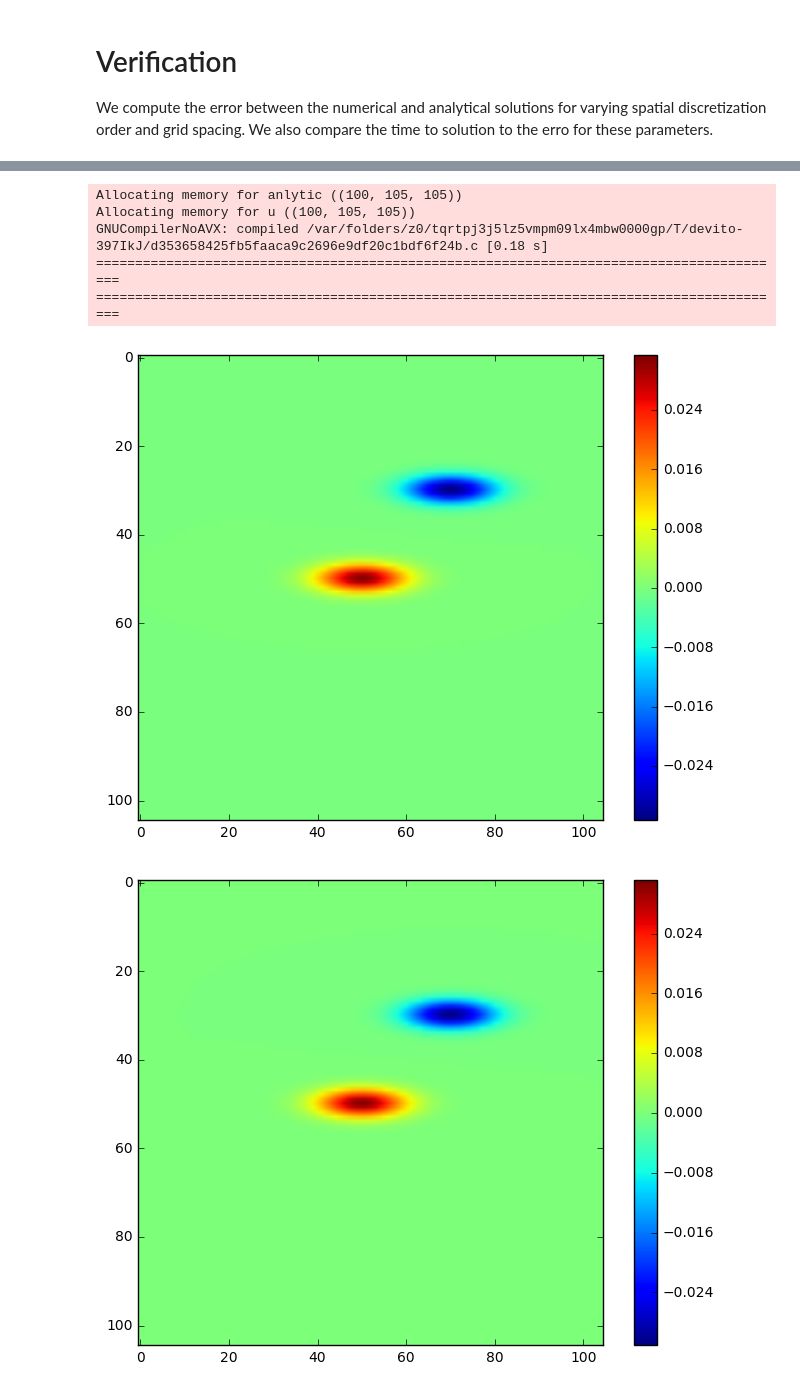
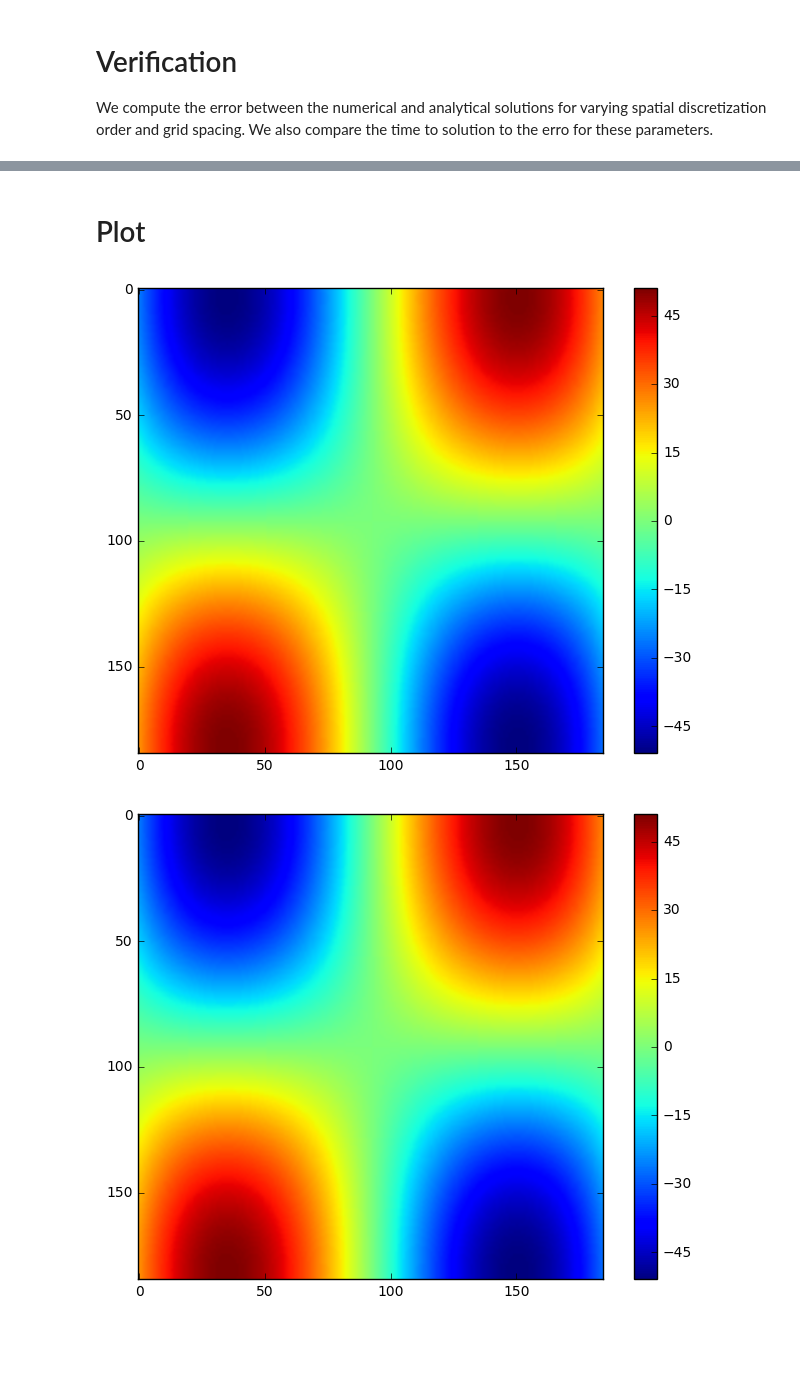
Before and after one commit to gamdow/devito, a Jupyter notebook: examples/seismic/acoustic/Verification.ipynb, the cells around one changed output, grey strips where cells are left out. Cells and saved outputs as stored; diff of their text form; code cells hidden in the pictures; blank space fills up the shorter version.

```diff
--- a/examples/seismic/acoustic/Verification.ipynb
+++ b/examples/seismic/acoustic/Verification.ipynb
@@ -27,7 +29,7 @@ class ModelBench(Model):
         # The CFL condtion is then given by
         # dt <= coeff * h / (max(velocity))
         coeff = 0.38 if len(self.shape) == 3 else 0.42
-        return .005
+        return .001*self.spacing[0]
 # %% [markdown]
 # Manufacture solution
 
@@ -101,0 +78,29 @@ KeyboardInterrupt:
+# %%
+
+# sizes = ((401 , 1.0), (251, .16), (201, .5), (101, .25), (51, .125))
+orders = [2, 4, 6, 8 ,10]
+
+
+
+orders = ((2, ((401 , 2.0), (251, 3.2), (201, 4.0))),
+           (4, ((251, 3.2), (201, 4.0), (101, 8.0))),
+           (8, ((201, 4.0), (101, 8.0), (51, 16.0))))
+errorl2 = np.zeros((3, 3))
+timing = np.zeros((3, 3))
+
+# set_log_level("ERROR")
+
+nt = 500
+
+ind_o = -1
+for spc, gr in orders:
+    ind_o +=1
+    ind_spc = -1
+    for nn, h in gr:
+        ind_spc += 1
+        u, analytical, summary = mms(h, nn, spc, nt)
+        errorl2[ind_o, ind_spc] = np.linalg.norm(u.data[nt-1, spc:-spc, spc:-spc] -
+                                                 analytical.data[nt-1, spc:-spc, spc:-spc])
+        timing[ind_o, ind_spc] = summary.timings['main']
+        print("starting space order %s with (%s, %s) grid points the error is %s for %s runtime" %
+              (spc, nn, nn, errorl2[ind_o, ind_spc], timing[ind_o, ind_spc]))
@@ -177,25 +160,22 @@ DLE: ompize [elapsed: 0.01]
-# %%
-summary = op.apply(dt=dt, time_s=0)
-# %% [output]
-Allocating memory for anlytic ((100, 105, 105))
-Allocating memory for u ((100, 105, 105))
-GNUCompilerNoAVX: compiled /var/folders/z0/tqrtpj3j5lz5vmpm09lx4mbw0000gp/T/devito-397IkJ/d353658425fb5faaca9c2696e9df20c1bdf6f24b.c [0.18 s]
-=========================================================================================
-=========================================================================================
+# %%
+u1, analy1, _ = mms(.25, 201, 2, nt)
+u2, analy2, _ = mms(.25, 201, 8, nt)
+# %% [markdown]
+# Plot
 # %%
-ti=99
+ti=nt-1
 plt.figure()
-plt.imshow(u.data[ti, :, :])
+plt.imshow(u1.data[ti, 2*spc:-2*spc, 2*spc:-2*spc])
 plt.colorbar()
 plt.show()
 plt.figure()
-plt.imshow(anlytic.data[ti,:, :])
+plt.imshow(analy1.data[ti, 2*spc:-2*spc, 2*spc:-2*spc])
 plt.colorbar()
 plt.show()
 plt.figure()
-plt.imshow(u.data[ti, :, :] - anlytic.data[ti,:, :])
+plt.imshow(u1.data[ti, 2*spc:-2*spc, 2*spc:-2*spc] - analy1.data[ti, 2*spc:-2*spc, 2*spc:-2*spc])
 plt.colorbar()
 plt.show()
 # %% [output]
-[figure, old version]
+[figure, new version]
-[figure, old version]
+[figure, new version]
```
Also changed, not shown: parts of 16 cells of this notebook.
